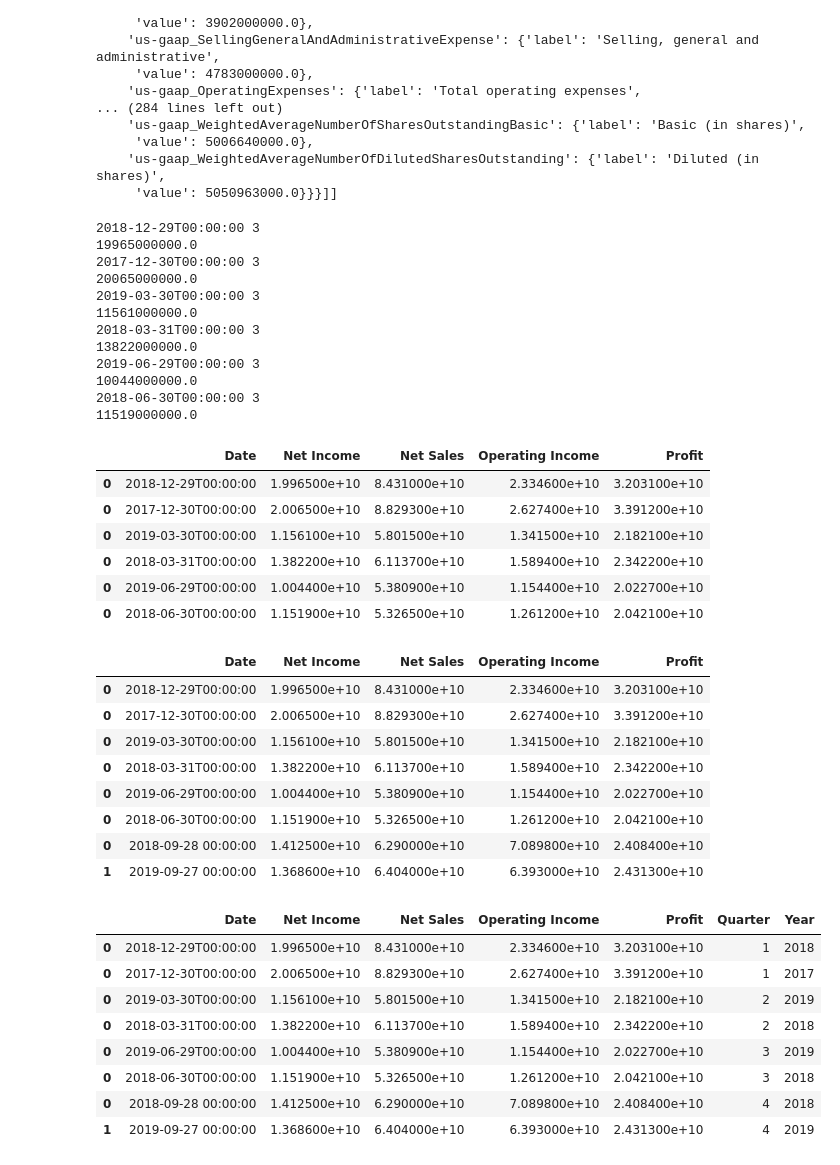
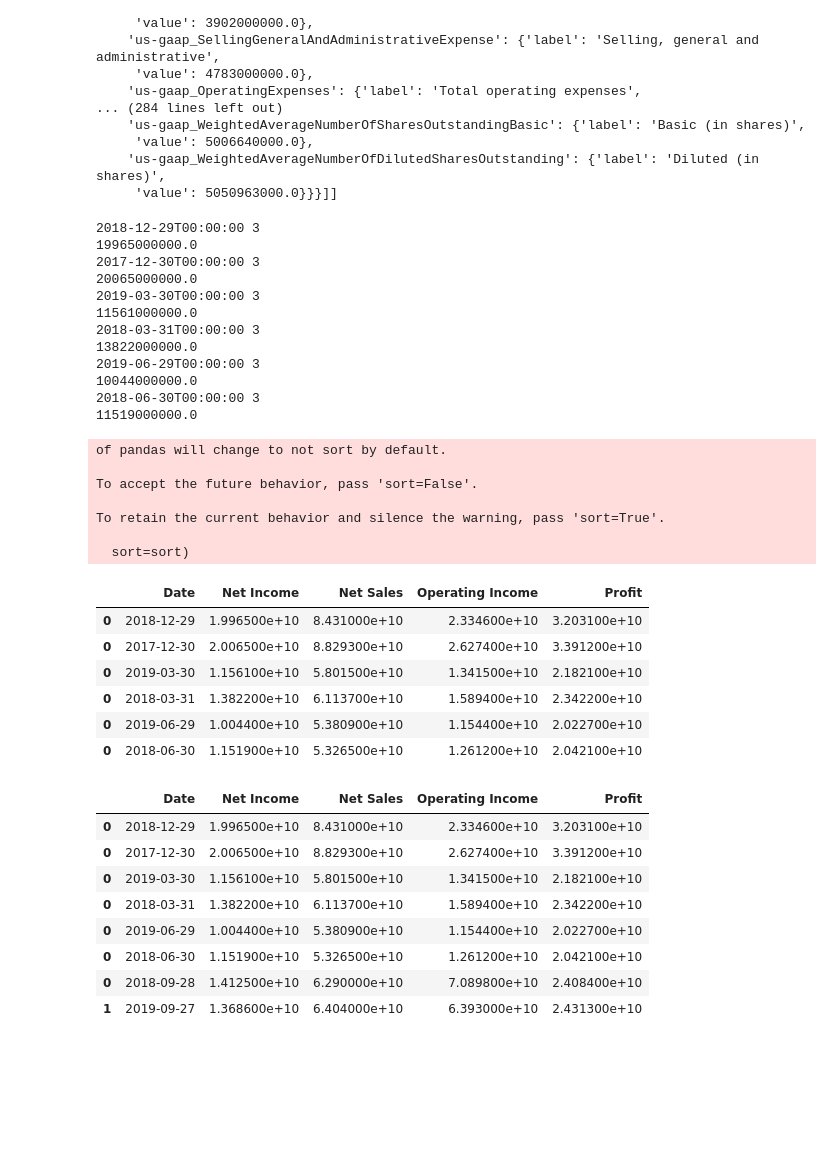
Before and after one commit to sigdelyr/ML-Project, a Jupyter notebook: sec-edgar-financials/ETL.ipynb, the cells around one changed output. Saved outputs shown, nothing was run; the diff lists cells and outputs as text; code cells hidden in the pictures; blank space fills up the shorter version.

```diff
--- a/sec-edgar-financials/ETL.ipynb
+++ b/sec-edgar-financials/ETL.ipynb
@@ -81,40 +81,47 @@ for il in income_list:
         profit = element['map']['us-gaap_GrossProfit']['value']
         net_sales = element['map']['us-gaap_RevenueFromContractWithCustomerExcludingAssessedTax']['value']
         operating_income = element['map']['us-gaap_OperatingIncomeLoss']['value']
         net_income = element['map']['us-gaap_NetIncomeLoss']['value']
         print(net_income)
 
         temp_df = pd.DataFrame({
             'Profit' : [profit],
             'Net Sales' : [net_sales],
             'Operating Income' : [operating_income],
             'Net Income' : [net_income],
-            'Date' : [element['date']]
+            'Date' : list(pd.to_datetime([element['date']]))
         })
 
         income_df = income_df.append(temp_df)
 
 income_df
 # %% [output]
 2018-12-29T00:00:00 3
 19965000000.0
 2017-12-30T00:00:00 3
 20065000000.0
 2019-03-30T00:00:00 3
 11561000000.0
 2018-03-31T00:00:00 3
 13822000000.0
 2019-06-29T00:00:00 3
 10044000000.0
 2018-06-30T00:00:00 3
 11519000000.0
+of pandas will change to not sort by default.
+
+To accept the future behavior, pass 'sort=False'.
+
+To retain the current behavior and silence the warning, pass 'sort=True'.
+
+  sort=sort)
 |  | Date | Net Income | Net Sales | Operating Income | Profit |
-| 0 | 2018-12-29T00:00:00 | 1.996500e+10 | 8.431000e+10 | 2.334600e+10 | 3.203100e+10 |
-| 0 | 2017-12-30T00:00:00 | 2.006500e+10 | 8.829300e+10 | 2.627400e+10 | 3.391200e+10 |
-| 0 | 2019-03-30T00:00:00 | 1.156100e+10 | 5.801500e+10 | 1.341500e+10 | 2.182100e+10 |
-| 0 | 2018-03-31T00:00:00 | 1.382200e+10 | 6.113700e+10 | 1.589400e+10 | 2.342200e+10 |
-| 0 | 2019-06-29T00:00:00 | 1.004400e+10 | 5.380900e+10 | 1.154400e+10 | 2.022700e+10 |
-| 0 | 2018-06-30T00:00:00 | 1.151900e+10 | 5.326500e+10 | 1.261200e+10 | 2.042100e+10 |
+| 0 | 2018-12-29 | 1.996500e+10 | 8.431000e+10 | 2.334600e+10 | 3.203100e+10 |
+| 0 | 2017-12-30 | 2.006500e+10 | 8.829300e+10 | 2.627400e+10 | 3.391200e+10 |
+| 0 | 2019-03-30 | 1.156100e+10 | 5.801500e+10 | 1.341500e+10 | 2.182100e+10 |
+| 0 | 2018-03-31 | 1.382200e+10 | 6.113700e+10 | 1.589400e+10 | 2.342200e+10 |
+| 0 | 2019-06-29 | 1.004400e+10 | 5.380900e+10 | 1.154400e+10 | 2.022700e+10 |
+| 0 | 2018-06-30 | 1.151900e+10 | 5.326500e+10 | 1.261200e+10 | 2.042100e+10 |
 # %%
 h_df = pd.DataFrame({
             'Profit' : [24084000000, 24313000000],
@@ -128,27 +135,11 @@ income_df = income_df.append(h_df)
 income_df
 # %% [output]
 |  | Date | Net Income | Net Sales | Operating Income | Profit |
-| 0 | 2018-12-29T00:00:00 | 1.996500e+10 | 8.431000e+10 | 2.334600e+10 | 3.203100e+10 |
-| 0 | 2017-12-30T00:00:00 | 2.006500e+10 | 8.829300e+10 | 2.627400e+10 | 3.391200e+10 |
-| 0 | 2019-03-30T00:00:00 | 1.156100e+10 | 5.801500e+10 | 1.341500e+10 | 2.182100e+10 |
-| 0 | 2018-03-31T00:00:00 | 1.382200e+10 | 6.113700e+10 | 1.589400e+10 | 2.342200e+10 |
-| 0 | 2019-06-29T00:00:00 | 1.004400e+10 | 5.380900e+10 | 1.154400e+10 | 2.022700e+10 |
-| 0 | 2018-06-30T00:00:00 | 1.151900e+10 | 5.326500e+10 | 1.261200e+10 | 2.042100e+10 |
-| 0 | 2018-09-28 00:00:00 | 1.412500e+10 | 6.290000e+10 | 7.089800e+10 | 2.408400e+10 |
-| 1 | 2019-09-27 00:00:00 | 1.368600e+10 | 6.404000e+10 | 6.393000e+10 | 2.431300e+10 |
+| 0 | 2018-12-29 | 1.996500e+10 | 8.431000e+10 | 2.334600e+10 | 3.203100e+10 |
+| 0 | 2017-12-30 | 2.006500e+10 | 8.829300e+10 | 2.627400e+10 | 3.391200e+10 |
+| 0 | 2019-03-30 | 1.156100e+10 | 5.801500e+10 | 1.341500e+10 | 2.182100e+10 |
+| 0 | 2018-03-31 | 1.382200e+10 | 6.113700e+10 | 1.589400e+10 | 2.342200e+10 |
+| 0 | 2019-06-29 | 1.004400e+10 | 5.380900e+10 | 1.154400e+10 | 2.022700e+10 |
+| 0 | 2018-06-30 | 1.151900e+10 | 5.326500e+10 | 1.261200e+10 | 2.042100e+10 |
+| 0 | 2018-09-28 | 1.412500e+10 | 6.290000e+10 | 7.089800e+10 | 2.408400e+10 |
+| 1 | 2019-09-27 | 1.368600e+10 | 6.404000e+10 | 6.393000e+10 | 2.431300e+10 |
-# %%
-quarter = [1,1,2,2,3,3,4,4]
-income_df['Quarter'] = quarter
-year = [2018,2017,2019,2018,2019,2018,2018,2019]
-income_df['Year'] = year
-income_df
-# %% [output]
-|  | Date | Net Income | Net Sales | Operating Income | Profit | Quarter | Year |
-| 0 | 2018-12-29T00:00:00 | 1.996500e+10 | 8.431000e+10 | 2.334600e+10 | 3.203100e+10 | 1 | 2018 |
-| 0 | 2017-12-30T00:00:00 | 2.006500e+10 | 8.829300e+10 | 2.627400e+10 | 3.391200e+10 | 1 | 2017 |
-| 0 | 2019-03-30T00:00:00 | 1.156100e+10 | 5.801500e+10 | 1.341500e+10 | 2.182100e+10 | 2 | 2019 |
-| 0 | 2018-03-31T00:00:00 | 1.382200e+10 | 6.113700e+10 | 1.589400e+10 | 2.342200e+10 | 2 | 2018 |
-| 0 | 2019-06-29T00:00:00 | 1.004400e+10 | 5.380900e+10 | 1.154400e+10 | 2.022700e+10 | 3 | 2019 |
-| 0 | 2018-06-30T00:00:00 | 1.151900e+10 | 5.326500e+10 | 1.261200e+10 | 2.042100e+10 | 3 | 2018 |
-| 0 | 2018-09-28 00:00:00 | 1.412500e+10 | 6.290000e+10 | 7.089800e+10 | 2.408400e+10 | 4 | 2018 |
-| 1 | 2019-09-27 00:00:00 | 1.368600e+10 | 6.404000e+10 | 6.393000e+10 | 2.431300e+10 | 4 | 2019 |
```
Also changed, not shown: parts of 4 cells of this notebook, 4 other files.
